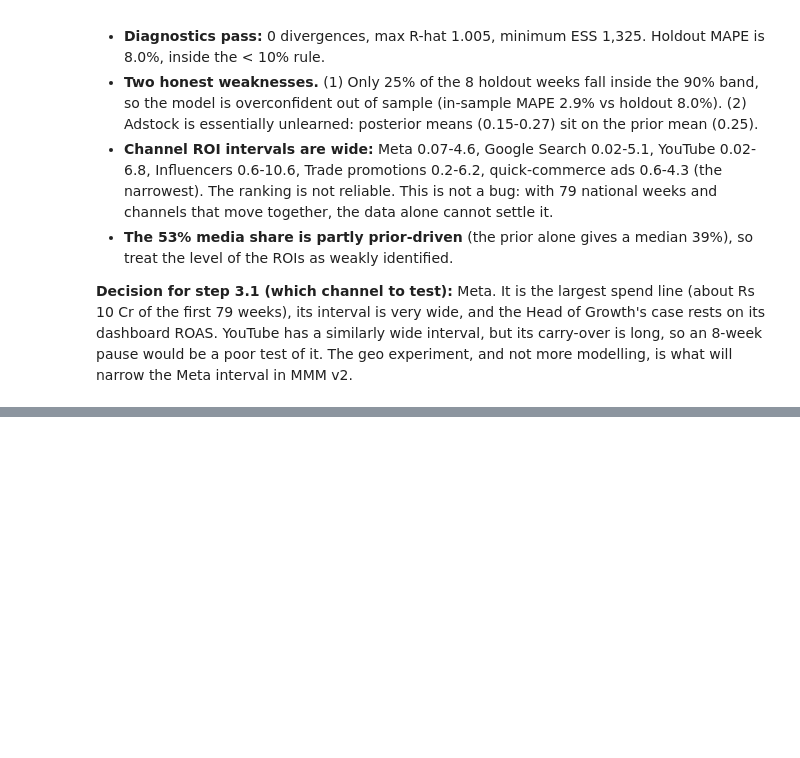
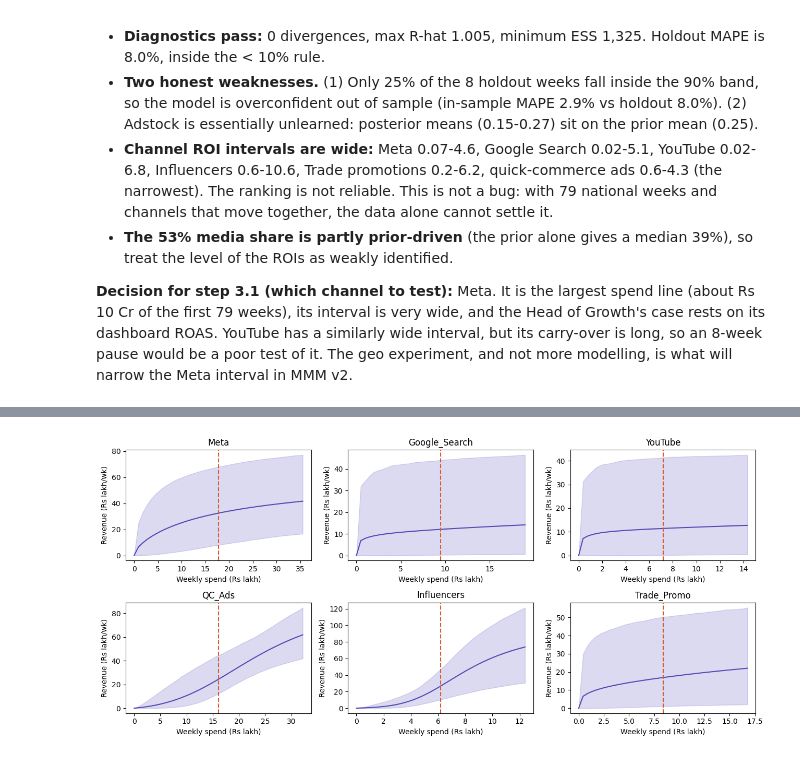
Before and after one commit to anvesha2402/Prakriti-growth-measurement-engine, a Jupyter notebook: notebooks/02_mmm.ipynb, the cells around one changed output, grey strips where cells are left out. Cells and saved outputs as stored; diff of their text form; code cells hidden in the pictures; blank space fills up the shorter version.

Commit message:
Phase 5: MMM v2 calibrated, CLV by channel, CRO test

```diff
--- a/notebooks/02_mmm.ipynb
+++ b/notebooks/02_mmm.ipynb
@@ -302,0 +309,11 @@ Posterior mean adstock alpha by channel: {'Meta': np.float64(0.27), 'Google_Sear
+# %%
+import json, sys; sys.path.insert(0,'.')
+import mmm_v2_fit as v2
+nat2, w2_ = v2.load(); y2 = nat2.y.values
+idata2 = az.from_netcdf('../model/mmm_v2_national.nc'); pred2 = az.from_netcdf('../model/mmm_v2_pred.nc'); sc2 = float(idata2['constant_data']['target_scale'])
+ss2 = idata2['sample_stats']; div2 = int(ss2['diverging'].sum())
+S2 = az.summary(idata2, var_names=['saturation_beta','saturation_kappa','saturation_slope','adstock_alpha','gamma_control','y_sigma','intercept_contribution'])
+a2 = np.asarray(pred2['y'].values).reshape(-1,104)*sc2; m2 = a2.mean(0)
+print(json.load(open('../model/lift_test.json')))
+print(f"divergences: {div2} | max R-hat {S2.r_hat.max():.3f} | min ESS bulk {int(S2.ess_bulk.min())}, tail {int(S2.ess_tail.min())} | in-sample MAPE {np.mean(abs(m2-y2)/y2):.1%}")
+print('DIAGNOSTICS:', 'PASS' if (S2.r_hat.max()<1.01 and S2.ess_bulk.min()>400 and div2==0) else 'FAIL on at least one rule (zero divergences required)')
@@ -302,0 +344,13 @@ Posterior mean adstock alpha by channel: {'Meta': np.float64(0.27), 'Google_Sear
+# %%
+post = idata2['posterior']; cs = idata2['constant_data']['channel_scale'].values
+slope, kappa, beta = [post[k].stack(s=('chain','draw')).transpose('channel','s').values for k in ['saturation_slope','saturation_kappa','saturation_beta']]
+alpha = post['adstock_alpha'].stack(s=('chain','draw')).transpose('channel','s').values
+hill = lambda x, s_, k_: x**s_/(x**s_ + k_**s_)
+# check: rebuild weekly Meta contribution for 30 draws and compare with the library
+def rebuild(c, j):
+    k = np.arange(26); wts = alpha[c,j]**k; wts = wts/wts.sum(); x = nat2[CH[c]].values/cs[c]
+    ad = np.array([ (x[max(0,t-25):t+1][::-1]*wts[:min(t+1,26)]).sum() for t in range(len(x))])
+    return sc2*beta[c,j]*hill(ad, slope[c,j], kappa[c,j])
+lib = cc2.reshape(-1, 104, 6)
+err = max(np.mean(abs(rebuild(0,j)-lib[j,:,0]))/lib[j,:,0].mean() for j in range(0,4000,200))
+print(f'Reconstruction check, Meta: mean relative error vs library {err:.1%} (small = formula is right)')
@@ -302,0 +359,7 @@ Posterior mean adstock alpha by channel: {'Meta': np.float64(0.27), 'Google_Sear
+# %%
+cur = nat2.iloc[52:][CH].mean().values                     # current weekly spend (last 52 weeks)
+xs = cur[:,None]/cs[:,None]
+mroi = sc2*beta*slope*kappa**slope*xs**(slope-1)/(xs**slope + kappa**slope)**2/cs[:,None]
+avg = sc2*beta*hill(xs, slope, kappa)/cur[:,None]
+mt = pd.DataFrame({'weekly_spend_lakh': cur, 'marginal_ROI': mroi.mean(1), 'mROI_p5': np.percentile(mroi,5,1), 'mROI_p95': np.percentile(mroi,95,1), 'steady_state_avg_ROI': avg.mean(1)}, index=CH).round(2)
+mt.to_csv('../model/mmm_v2_marginal_roi.csv'); mt
@@ -302,0 +374,9 @@ Posterior mean adstock alpha by channel: {'Meta': np.float64(0.27), 'Google_Sear
+# %%
+fig, ax = plt.subplots(2,3, figsize=(13,6)); ax = ax.ravel()
+for c in range(6):
+    g = np.linspace(0, 2.0*cur[c], 40); xg = g[:,None]/cs[c]; y_ = sc2*beta[c][None,:]*hill(xg, slope[c][None,:], kappa[c][None,:])
+    ax[c].fill_between(g, np.percentile(y_,5,1), np.percentile(y_,95,1), color='#534AB7', alpha=.2); ax[c].plot(g, y_.mean(1), color='#534AB7')
+    ax[c].axvline(cur[c], color='#D85A30', ls='--'); ax[c].set_title(CH[c]); ax[c].set_xlabel('Weekly spend (Rs lakh)'); ax[c].set_ylabel('Revenue (Rs lakh/wk)')
+plt.tight_layout(); plt.show()
+# %% [output]
+[figure, added]
```
Also changed, not shown: parts of 9 cells of this notebook, 8 other files.
